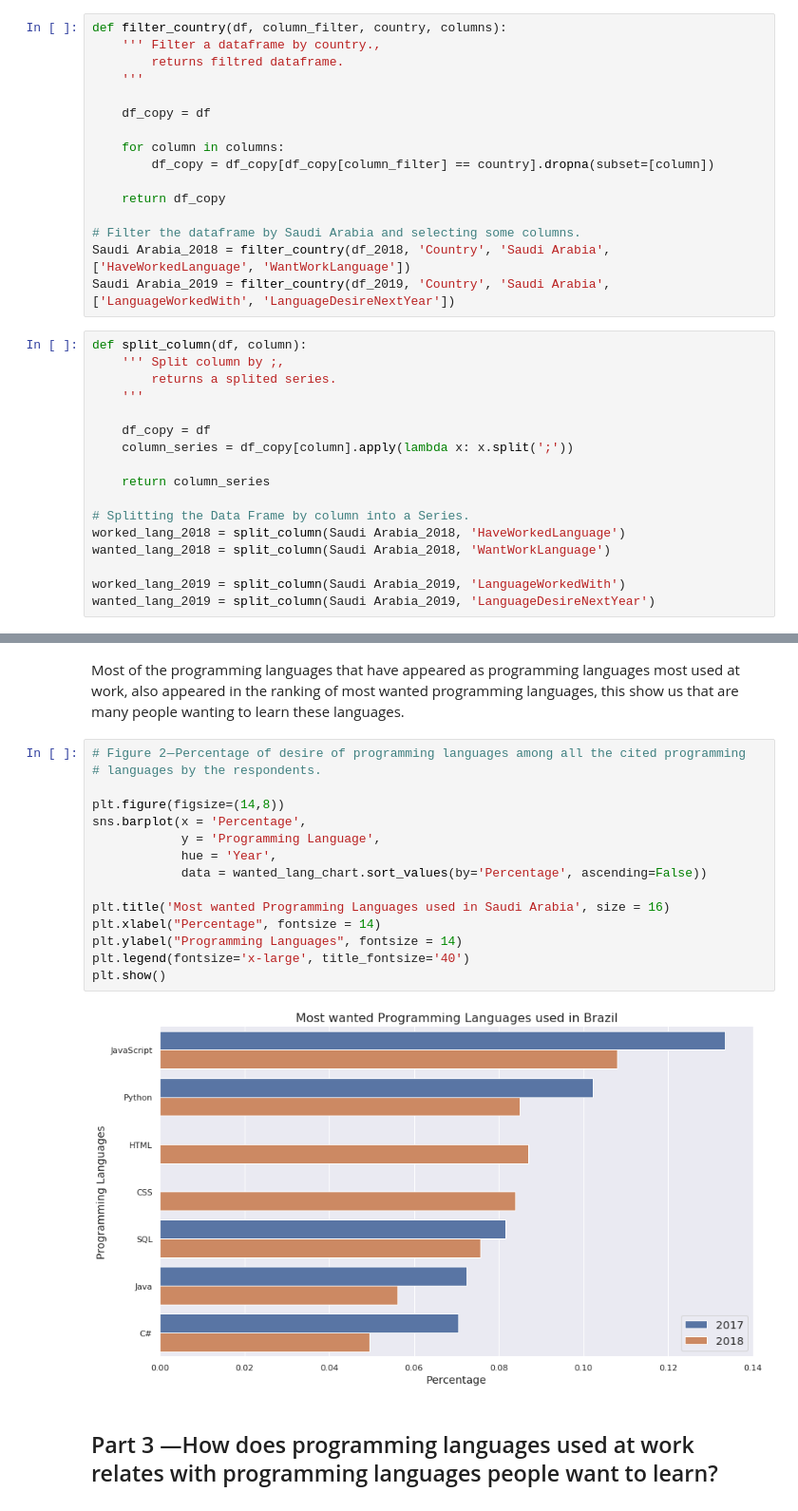
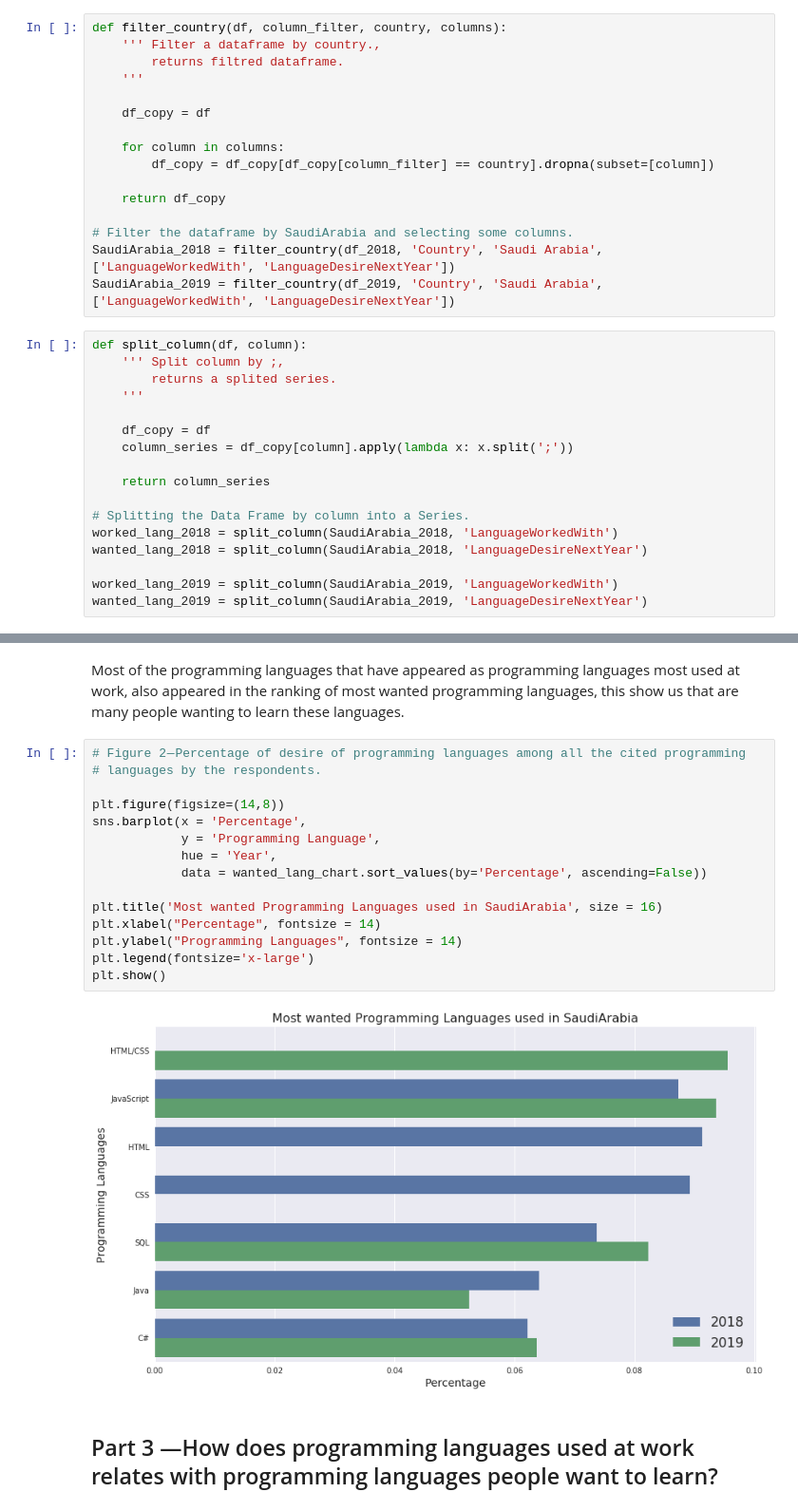
Before and after one commit to Nizar-Alahmadi/Write-A-Data-Science-Blog-Post, a Jupyter notebook: Investigative_analysis.ipynb, the cells around one changed output, grey strips where cells are left out. Shown at 95% size. Drawn from its saved outputs; the diff is of its cells as text.

```diff
--- a/Investigative_analysis.ipynb
+++ b/Investigative_analysis.ipynb
@@ -84,9 +84,9 @@ def filter_country(df, column_filter, country, columns):
 
     return df_copy
 
-# Filter the dataframe by Saudi Arabia and selecting some columns.
-Saudi Arabia_2018 = filter_country(df_2018, 'Country', 'Saudi Arabia', ['HaveWorkedLanguage', 'WantWorkLanguage'])
-Saudi Arabia_2019 = filter_country(df_2019, 'Country', 'Saudi Arabia', ['LanguageWorkedWith', 'LanguageDesireNextYear'])
+# Filter the dataframe by SaudiArabia and selecting some columns.
+SaudiArabia_2018 = filter_country(df_2018, 'Country', 'Saudi Arabia', ['LanguageWorkedWith', 'LanguageDesireNextYear'])
+SaudiArabia_2019 = filter_country(df_2019, 'Country', 'Saudi Arabia', ['LanguageWorkedWith', 'LanguageDesireNextYear'])
 # %%
 def split_column(df, column):
     ''' Split column by ;,
@@ -99,11 +99,11 @@ def split_column(df, column):
     return column_series
 
 # Splitting the Data Frame by column into a Series.
-worked_lang_2018 = split_column(Saudi Arabia_2018, 'HaveWorkedLanguage')
-wanted_lang_2018 = split_column(Saudi Arabia_2018, 'WantWorkLanguage')
+worked_lang_2018 = split_column(SaudiArabia_2018, 'LanguageWorkedWith')
+wanted_lang_2018 = split_column(SaudiArabia_2018, 'LanguageDesireNextYear')
 
-worked_lang_2019 = split_column(Saudi Arabia_2019, 'LanguageWorkedWith')
-wanted_lang_2019 = split_column(Saudi Arabia_2019, 'LanguageDesireNextYear')
+worked_lang_2019 = split_column(SaudiArabia_2019, 'LanguageWorkedWith')
+wanted_lang_2019 = split_column(SaudiArabia_2019, 'LanguageDesireNextYear')
 # %%
 def disarray(array_list):
     ''' Flat a nested list,
@@ -216,20 +216,20 @@ Most of the programming languages that have appeared as programming languages mo
 # %%
 # Figure 2 — Percentage of desire of programming languages among all the cited programming
 # languages by the respondents.
 
 plt.figure(figsize=(14,8))
 sns.barplot(x = 'Percentage',
             y = 'Programming Language',
             hue = 'Year',
             data = wanted_lang_chart.sort_values(by='Percentage', ascending=False))
 
-plt.title('Most wanted Programming Languages used in Saudi Arabia', size = 16)
+plt.title('Most wanted Programming Languages used in SaudiArabia', size = 16)
 plt.xlabel("Percentage", fontsize = 14)
 plt.ylabel("Programming Languages", fontsize = 14)
-plt.legend(fontsize='x-large', title_fontsize='40')
+plt.legend(fontsize='x-large')
 plt.show()
 # %% [output]
-[figure, old version]
+[figure, new version]
 # %% [markdown]
 ## Part 3 —How does programming languages used at work relates with programming languages people want to learn?
 # %% [markdown]
```
Also changed, not shown: parts of 10 cells of this notebook.
